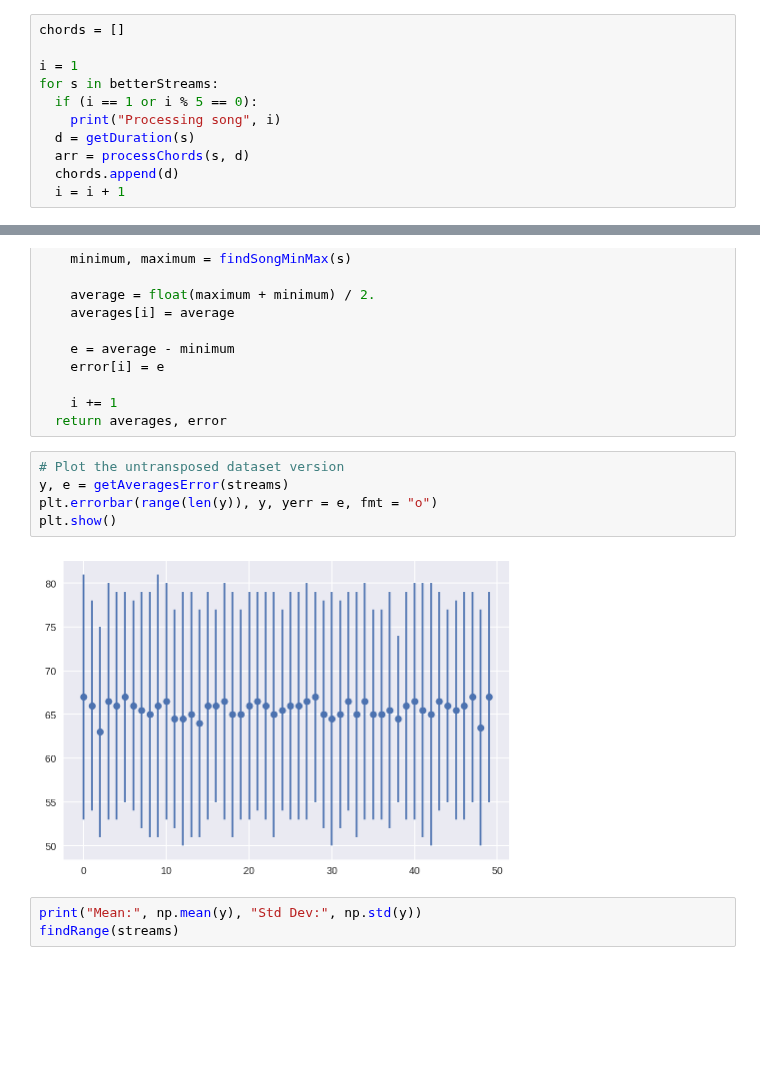
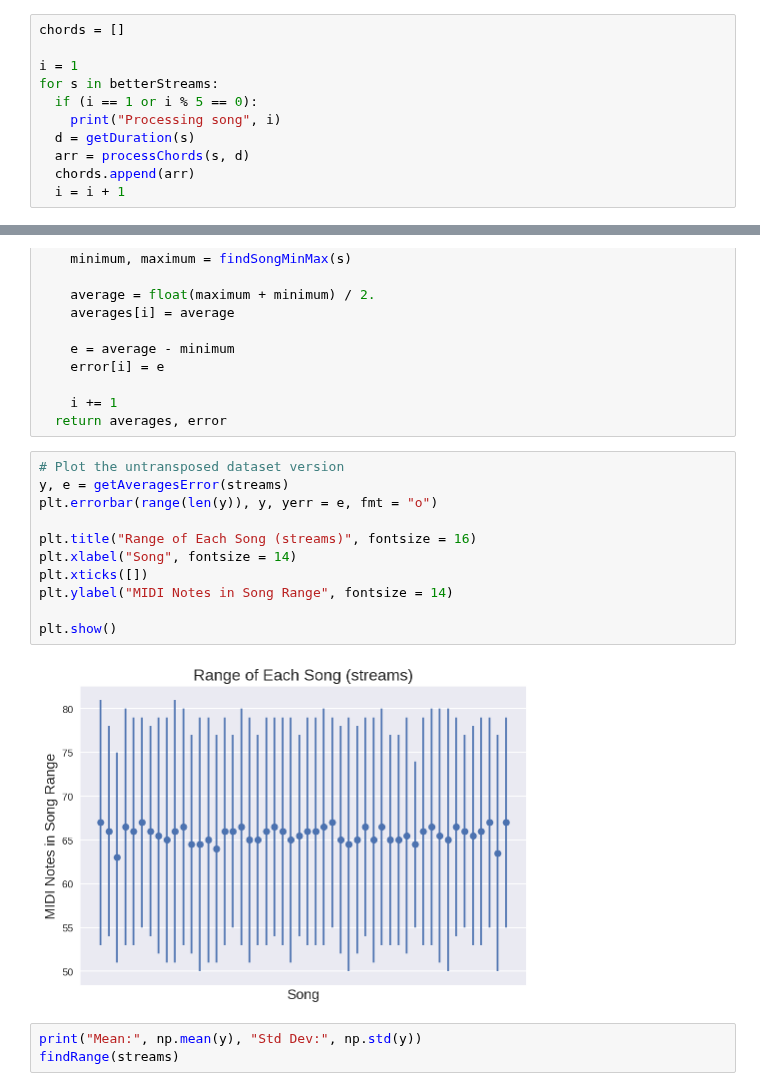
Before and after one commit to Benendead/DandyHacks2018_LSTMjazz, a Jupyter notebook: LSTMjazz.ipynb, the cells around one changed output, grey strips where cells are left out. Drawn from its saved outputs; the diff is of its cells as text; blank space fills up the shorter version.

```diff
--- a/LSTMjazz.ipynb
+++ b/LSTMjazz.ipynb
@@ -314,7 +317,7 @@ for s in betterStreams:
     print("Processing song", i)
   d = getDuration(s)
   arr = processChords(s, d)
-  chords.append(d)
+  chords.append(arr)
   i = i + 1
 # %% [output]
 Processing song 1
@@ -407,10 +410,16 @@ def getAveragesError(streams):
 # %%
 # Plot the untransposed dataset version
 y, e = getAveragesError(streams)
 plt.errorbar(range(len(y)), y, yerr = e, fmt = "o")
+
+plt.title("Range of Each Song (streams)", fontsize = 16)
+plt.xlabel("Song", fontsize = 14)
+plt.xticks([])
+plt.ylabel("MIDI Notes in Song Range", fontsize = 14)
+
 plt.show()
 # %% [output]
-[figure, old version]
+[figure, new version]
 # %%
 print("Mean:", np.mean(y), "Std Dev:", np.std(y))
 findRange(streams)
```
Also changed, not shown: parts of 24 cells of this notebook.
